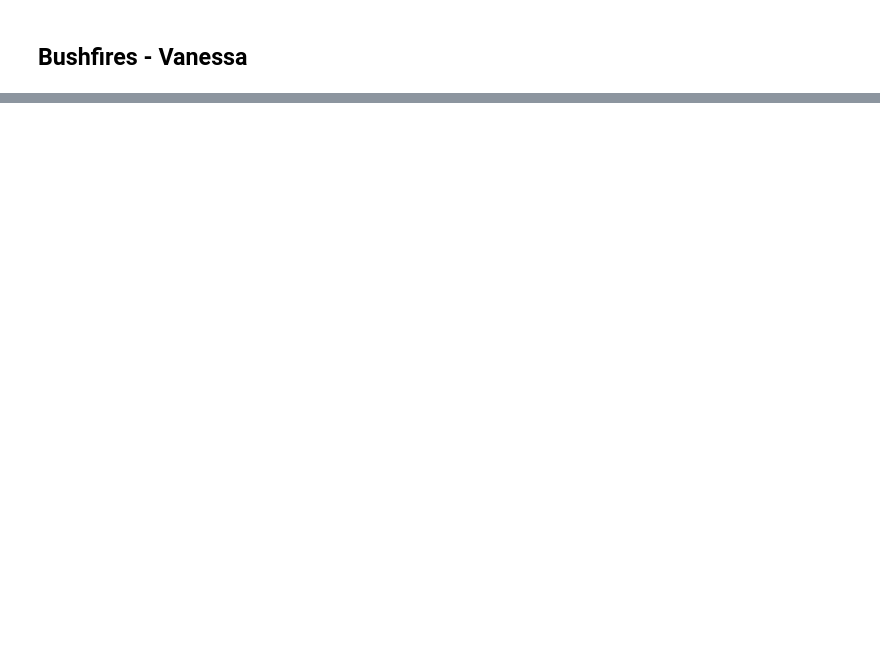
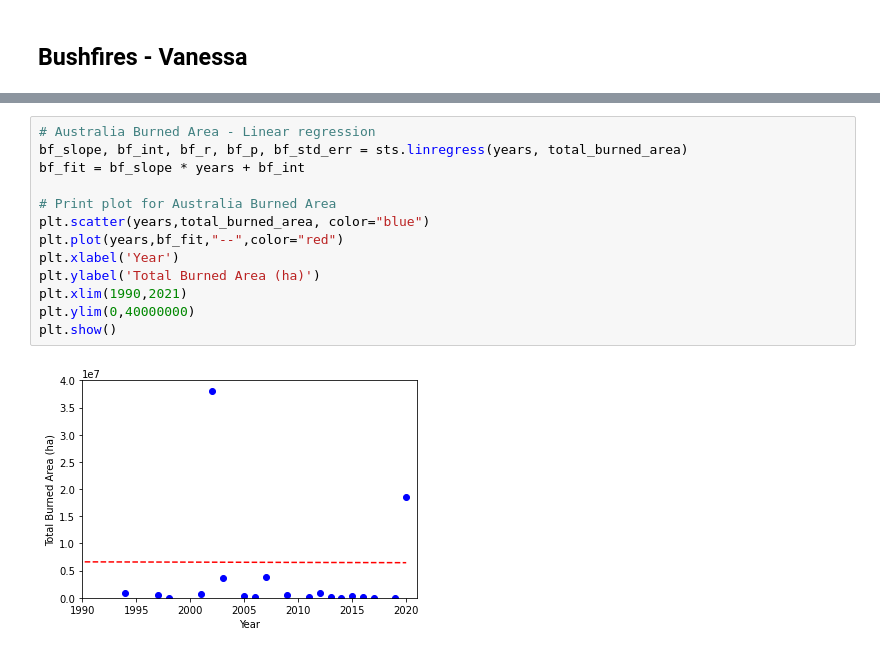
Before and after one commit to thierzon/disney-donut-project, a Jupyter notebook: combined_data.ipynb, the cells around one changed output, grey strips where cells are left out. Saved outputs shown, nothing was run; the diff lists cells and outputs as text; blank space fills up the shorter version.

```diff
--- a/combined_data.ipynb
+++ b/combined_data.ipynb
@@ -406,0 +462,15 @@ bushfire_data['approx value loss'].unique()
+# %%
+# Australia Burned Area - Linear regression
+bf_slope, bf_int, bf_r, bf_p, bf_std_err = sts.linregress(years, total_burned_area)
+bf_fit = bf_slope * years + bf_int
+
+# Print plot for Australia Burned Area
+plt.scatter(years,total_burned_area, color="blue")
+plt.plot(years,bf_fit,"--",color="red")
+plt.xlabel('Year')
+plt.ylabel('Total Burned Area (ha)')
+plt.xlim(1990,2021)
+plt.ylim(0,40000000)
+plt.show()
+# %% [output]
+[figure, added]
```
Also changed, not shown: parts of 13 cells of this notebook, 4 other files.
